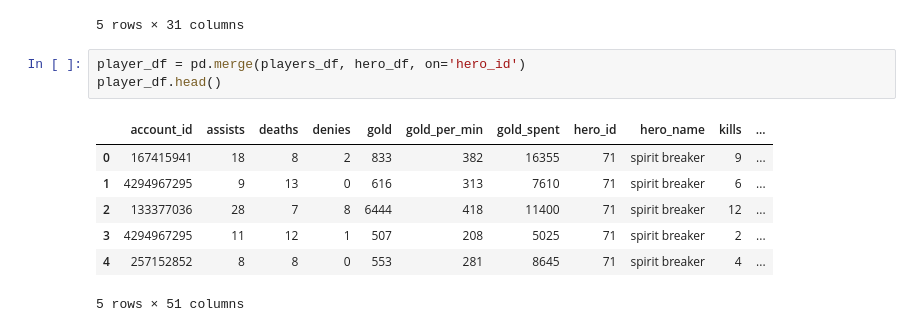
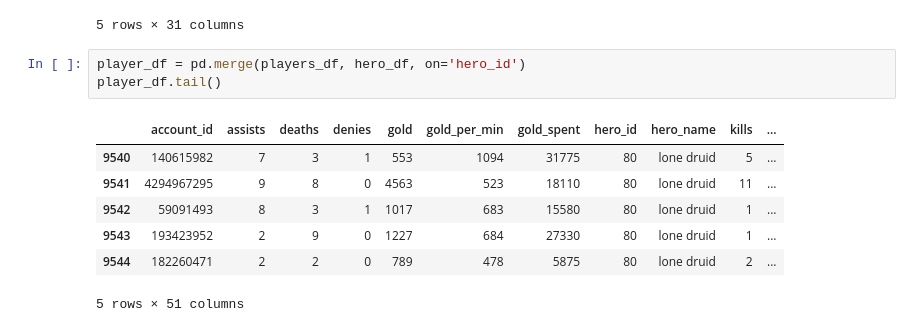
Before and after one commit to Samuel-Campbell/dota2, a Jupyter notebook: src/Dota2_Analysis.ipynb, the cells around one changed output. Saved outputs shown, nothing was run; the diff lists cells and outputs as text.

```diff
--- a/src/Dota2_Analysis.ipynb
+++ b/src/Dota2_Analysis.ipynb
@@ -728,12 +761,12 @@ player_df.head()
 5 rows × 31 columns
 # %%
 player_df = pd.merge(players_df, hero_df, on='hero_id')
-player_df.head()
+player_df.tail()
 # %% [output]
 |  | account_id | assists | deaths | denies | gold | gold_per_min | gold_spent | hero_id | hero_name | kills | ... |
-| 0 | 167415941 | 18 | 8 | 2 | 833 | 382 | 16355 | 71 | spirit breaker | 9 | ... |
-| 1 | 4294967295 | 9 | 13 | 0 | 616 | 313 | 7610 | 71 | spirit breaker | 6 | ... |
-| 2 | 133377036 | 28 | 7 | 8 | 6444 | 418 | 11400 | 71 | spirit breaker | 12 | ... |
-| 3 | 4294967295 | 11 | 12 | 1 | 507 | 208 | 5025 | 71 | spirit breaker | 2 | ... |
-| 4 | 257152852 | 8 | 8 | 0 | 553 | 281 | 8645 | 71 | spirit breaker | 4 | ... |
+| 9540 | 140615982 | 7 | 3 | 1 | 553 | 1094 | 31775 | 80 | lone druid | 5 | ... |
+| 9541 | 4294967295 | 9 | 8 | 0 | 4563 | 523 | 18110 | 80 | lone druid | 11 | ... |
+| 9542 | 59091493 | 8 | 3 | 1 | 1017 | 683 | 15580 | 80 | lone druid | 1 | ... |
+| 9543 | 193423952 | 2 | 9 | 0 | 1227 | 684 | 27330 | 80 | lone druid | 1 | ... |
+| 9544 | 182260471 | 2 | 2 | 0 | 789 | 478 | 5875 | 80 | lone druid | 2 | ... |
 5 rows × 51 columns
```
Also changed, not shown: parts of 2 cells of this notebook.
